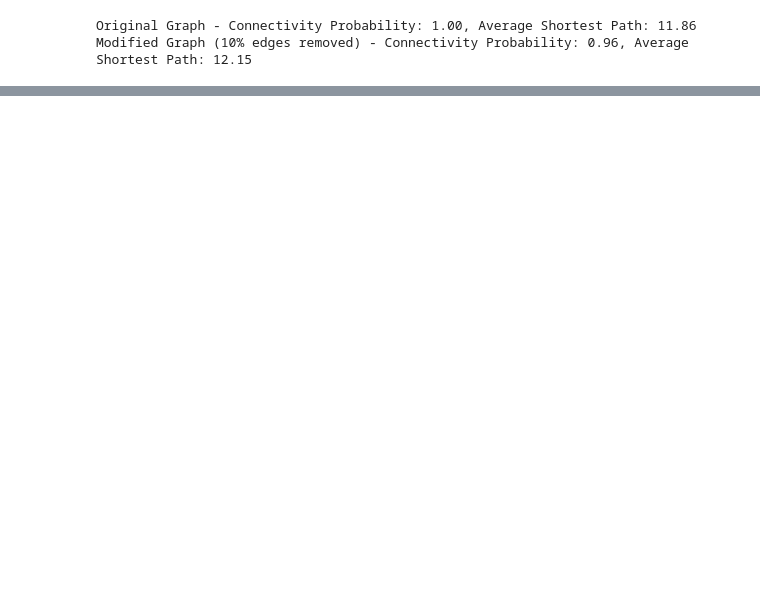
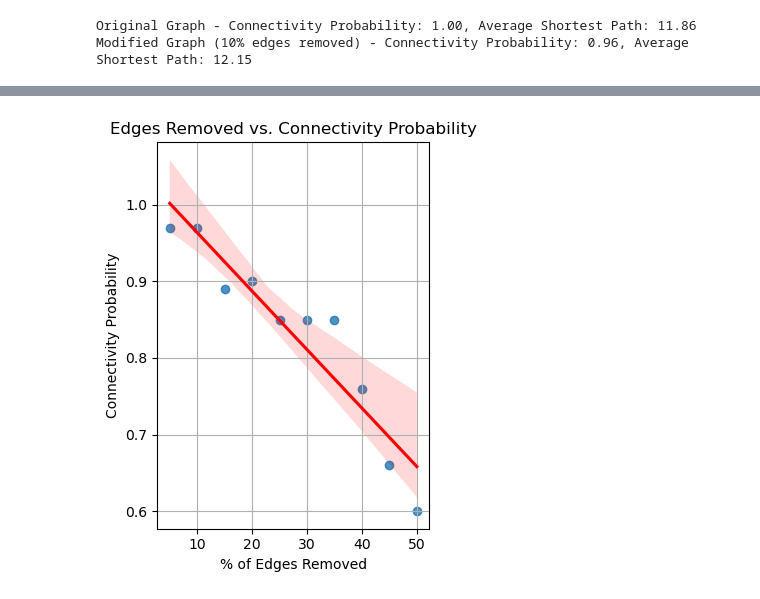
Before and after one commit to Luke-zm/statistical_analysis_of_networks, a Jupyter notebook: week3_practical.ipynb, the cells around one changed output, grey strips where cells are left out. Saved outputs shown, nothing was run; the diff lists cells and outputs as text; code cells hidden in the pictures; blank space fills up the shorter version.

```diff
--- a/week3_practical.ipynb
+++ b/week3_practical.ipynb
@@ -263,3 +272,37 @@ print(f"Modified Graph (10% edges removed) - Connectivity Probability: {removed_
 # %% [output]
 Original Graph - Connectivity Probability: 1.00, Average Shortest Path: 11.86
 Modified Graph (10% edges removed) - Connectivity Probability: 0.96, Average Shortest Path: 12.15
+# %%
+# Initialize lists to store results
+percent_edges_removed = []
+connectivity_probabilities = []
+average_shortest_paths = []
+
+# Loop over the percentages of edges to remove
+for percent in range(5, 55, 5):  # 5%, 10%, ..., 50%
+    G_temp = G.copy()
+
+    # Calculate the number of edges to remove
+    edges_to_remove = int(percent / 100 * G.number_of_edges())
+
+    # Randomly shuffle and remove the edges
+    edges = list(G_temp.edges())
+    np.random.shuffle(edges)
+    G_temp.remove_edges_from(edges[:edges_to_remove])
+
+    # Estimate connectivity and average shortest path
+    connectivity_probability, average_shortest_path = estimate_connectivity(G_temp)
+
+    # Store the results
+    percent_edges_removed.append(percent)
+    connectivity_probabilities.append(connectivity_probability)
+    average_shortest_paths.append(average_shortest_path)
+
+# Tabulate the results
+import pandas as pd
+
+results_df = pd.DataFrame({
+    'Percent Edges Removed': percent_edges_removed,
+    'Connectivity Probability': connectivity_probabilities,
+    'Average Shortest Path': average_shortest_paths
+})
@@ -265,0 +340,13 @@ Modified Graph (10% edges removed) - Connectivity Probability: 0.96, Average Sho
+# %%
+# Plot 2: % Edges Removed vs. Connectivity Probability
+plt.subplot(1, 2, 2)
+sns.regplot(x=percent_edges_removed, y=connectivity_probabilities, marker='o', line_kws={"color": "red"})
+plt.xlabel('% of Edges Removed')
+plt.ylabel('Connectivity Probability')
+plt.title('Edges Removed vs. Connectivity Probability')
+plt.grid(True)
+
+plt.tight_layout()
+plt.show()
+# %% [output]
+[figure, added]
```
Also changed, not shown: parts of 8 cells of this notebook, 4 other files.
